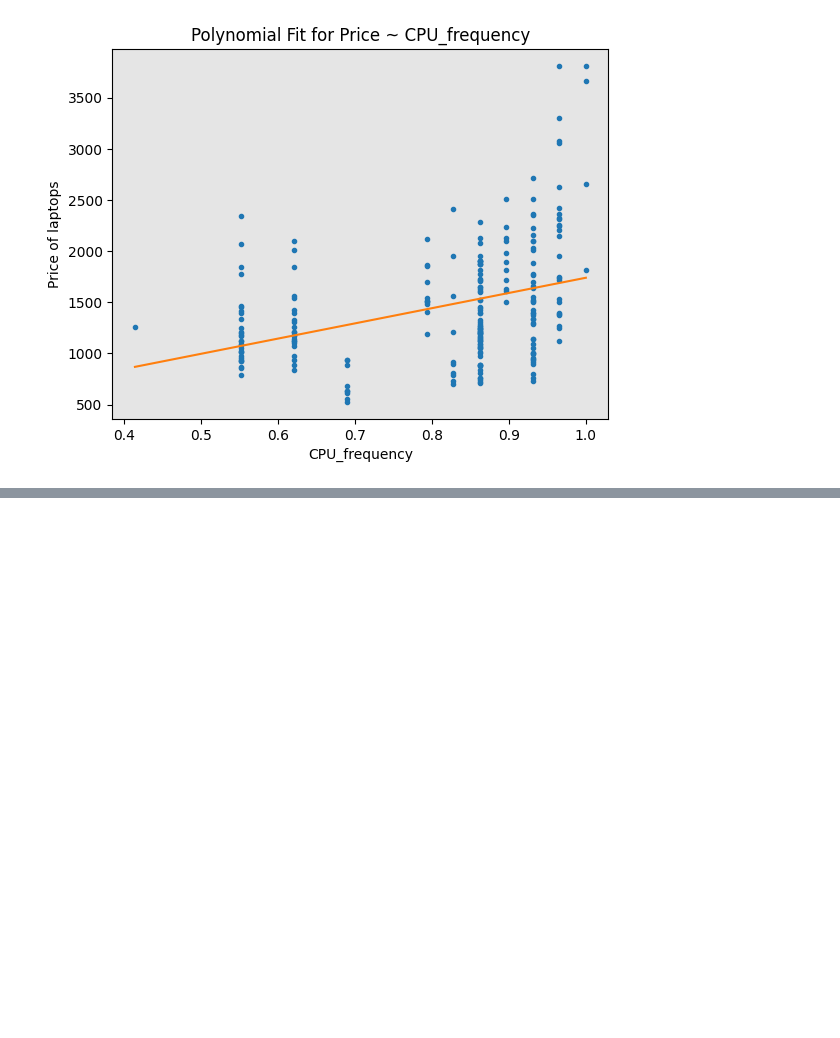
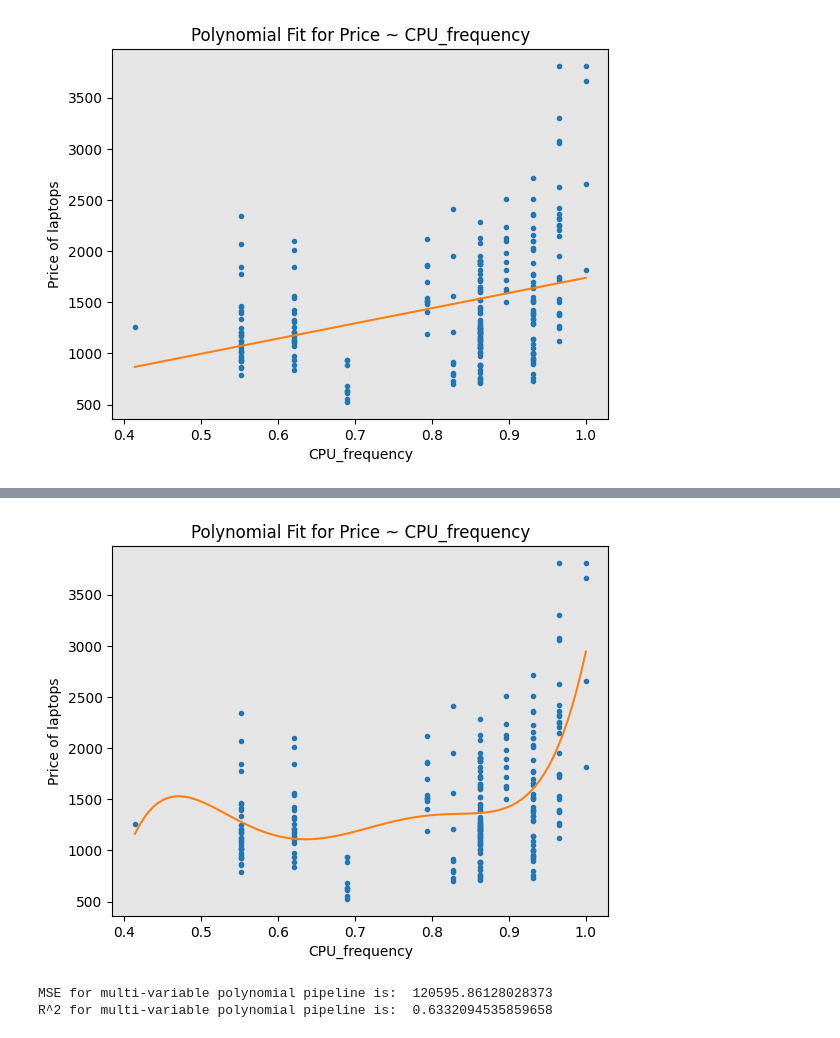
Before and after one commit to caueassmann-data/data-analize-python-coursera, a Jupyter notebook: scikit_ibm_teste.ipynb, the cells around one changed output, grey strips where cells are left out. Cells and saved outputs as stored; diff of their text form; code cells hidden in the pictures; blank space fills up the shorter version.

```diff
--- a/scikit_ibm_teste.ipynb
+++ b/scikit_ibm_teste.ipynb
@@ -201,0 +205,4 @@ PlotPolly(p1, X, Y, 'CPU_frequency')
+# %%
+PlotPolly(p5, X, Y, 'CPU_frequency')
+# %% [output]
+[figure, added]
@@ -201,0 +215,6 @@ PlotPolly(p1, X, Y, 'CPU_frequency')
+# %%
+print('MSE for multi-variable polynomial pipeline is: ', mean_squared_error(Y, ypipe))
+print('R^2 for multi-variable polynomial pipeline is: ', r2_score(Y, ypipe))
+# %% [output]
+MSE for multi-variable polynomial pipeline is:  120595.86128028373
+R^2 for multi-variable polynomial pipeline is:  0.6332094535859658
```
Also changed, not shown: parts of 3 cells of this notebook.
